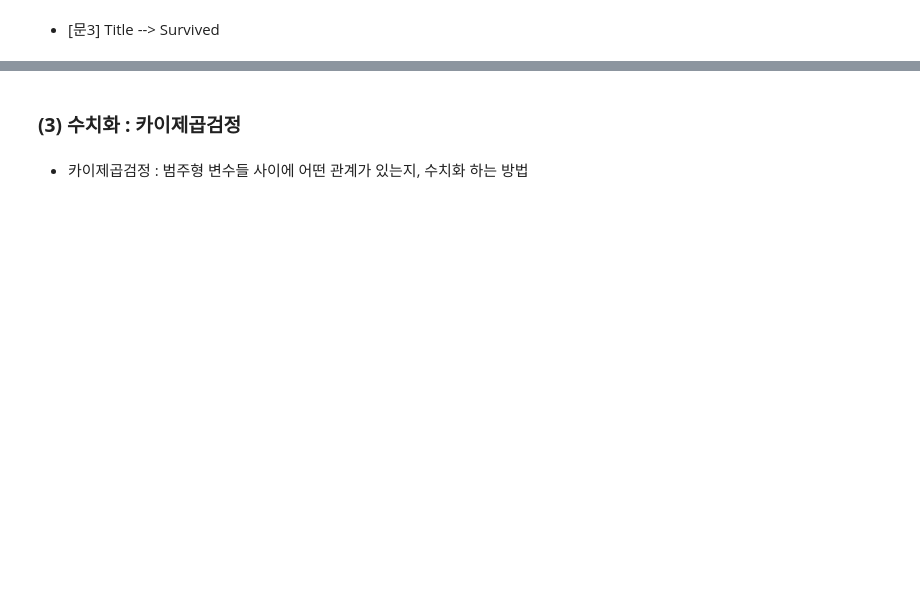
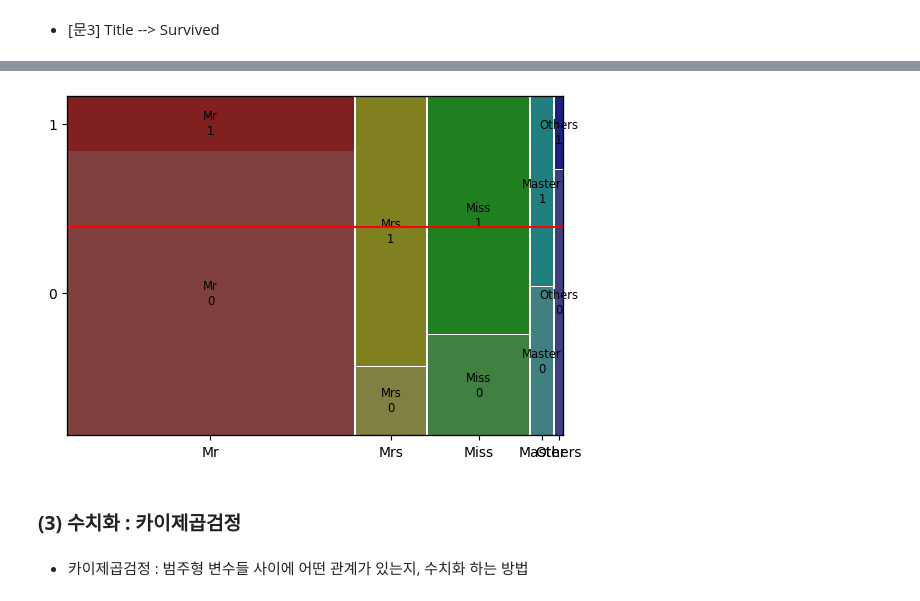
Before and after one commit to yongmin21/kt_aivle, a Jupyter notebook: 2024.09.12 데이터 분석 및 의미 찾기 2/chapter 05. 이변량분석 - 범주 vs 범주.ipynb, the cells around one changed output, grey strips where cells are left out. Drawn from its saved outputs; the diff is of its cells as text; code cells hidden in the pictures; blank space fills up the shorter version.

```diff
--- a/2024.09.12 데이터 분석 및 의미 찾기 2/chapter 05. 이변량분석 - 범주 vs 범주.ipynb
+++ b/2024.09.12 데이터 분석 및 의미 찾기 2/chapter 05. 이변량분석 - 범주 vs 범주.ipynb
@@ -121,0 +173,7 @@ titanic.head()
+# %%
+plt.rcParams["figure.figsize"]=(6.4, 4.4) # 이 노트북 커널의 기본설정값으로 지정시킴
+mosaic(titanic, ['Title','Survived'], gap=0.003)
+plt.axhline(1- titanic['Survived'].mean(), color = 'r')
+plt.show()
+# %% [output]
+[figure, added]
```
Also changed, not shown: parts of 14 cells of this notebook, 6 other files.
